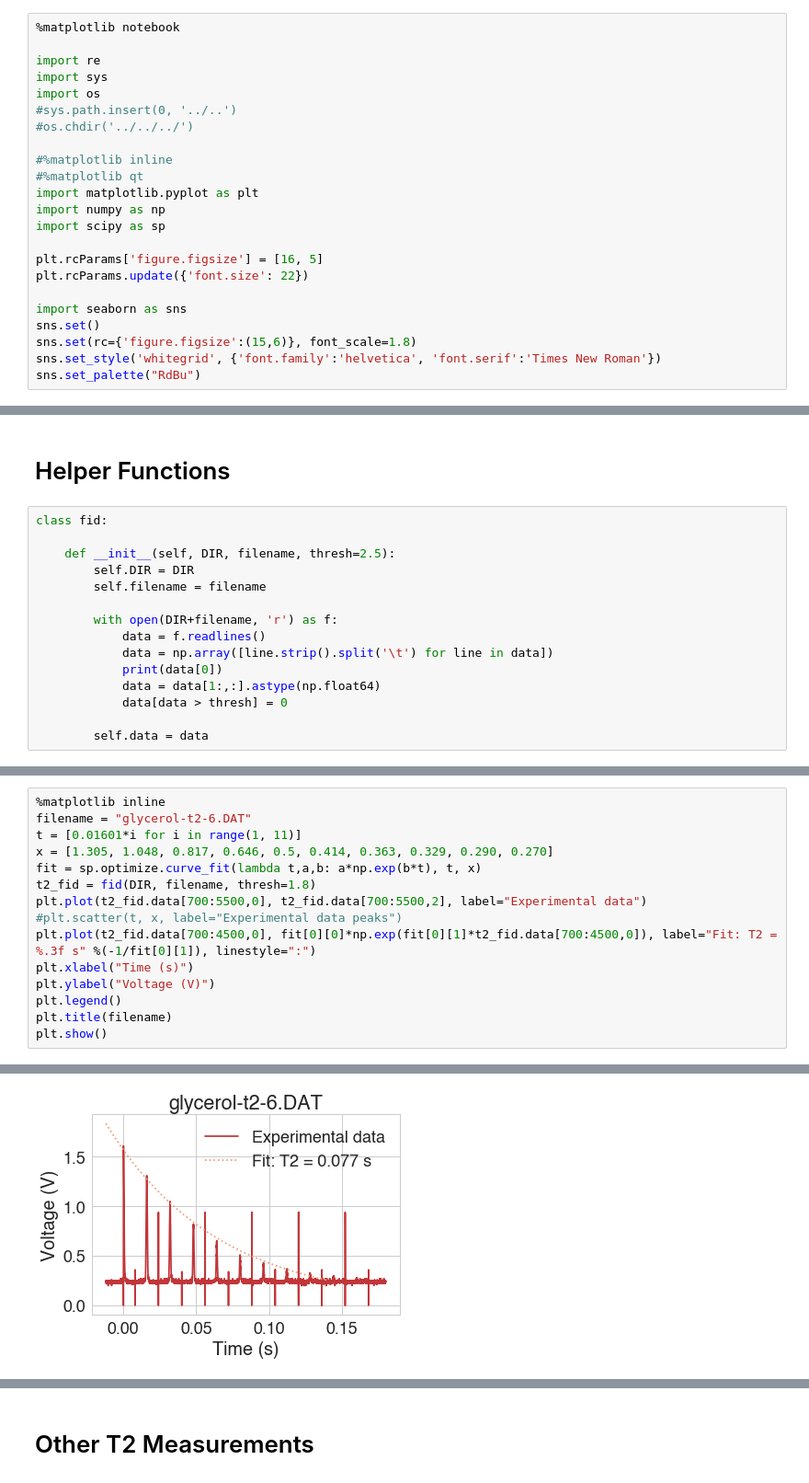
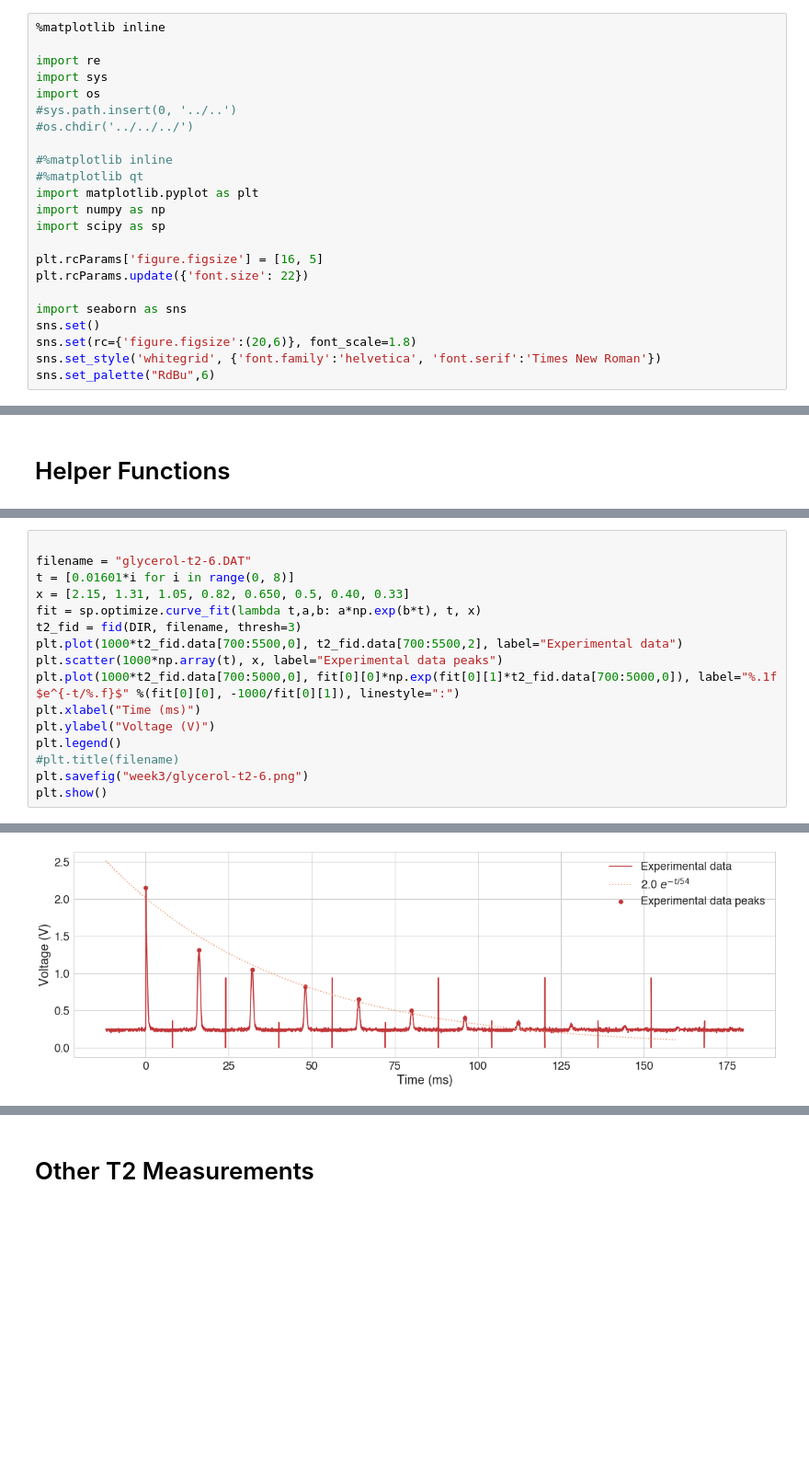
Before and after one commit to estherlin/enph352, a Jupyter notebook: data/lab2/analysis.ipynb, the cells around one changed output, grey strips where cells are left out. Shown at 92% size. Cells and saved outputs as stored; diff of their text form; blank space fills up the shorter version.

```diff
--- a/data/lab2/analysis.ipynb
+++ b/data/lab2/analysis.ipynb
@@ -4,5 +4,5 @@
 # %%
-%matplotlib notebook
+%matplotlib inline
 
 import re
 import sys
@@ -21,25 +21,10 @@ plt.rcParams.update({'font.size': 22})
 
 import seaborn as sns
 sns.set()
-sns.set(rc={'figure.figsize':(15,6)}, font_scale=1.8)
+sns.set(rc={'figure.figsize':(20,6)}, font_scale=1.8)
 sns.set_style('whitegrid', {'font.family':'helvetica', 'font.serif':'Times New Roman'})
-sns.set_palette("RdBu")
+sns.set_palette("RdBu",6)
 # %%
 DIR = "week3/"
 # %% [markdown]
 # Helper Functions
-# %%
-class fid:
-
-    def __init__(self, DIR, filename, thresh=2.5):
-        self.DIR = DIR
-        self.filename = filename
-
-        with open(DIR+filename, 'r') as f:
-            data = f.readlines()
-            data = np.array([line.strip().split('\t') for line in data])
-            print(data[0])
-            data = data[1:,:].astype(np.float64)
-            data[data > thresh] = 0
-
-        self.data = data
@@ -144,16 +182,17 @@ plt.show()
 # %%
-%matplotlib inline
+
 filename = "glycerol-t2-6.DAT"
-t = [0.01601*i for i in range(1, 11)]
-x = [1.305, 1.048, 0.817, 0.646, 0.5, 0.414, 0.363, 0.329, 0.290, 0.270]
+t = [0.01601*i for i in range(0, 8)]
+x = [2.15, 1.31, 1.05, 0.82, 0.650, 0.5, 0.40, 0.33]
 fit = sp.optimize.curve_fit(lambda t,a,b: a*np.exp(b*t), t, x)
-t2_fid = fid(DIR, filename, thresh=1.8)
-plt.plot(t2_fid.data[700:5500,0], t2_fid.data[700:5500,2], label="Experimental data")
-#plt.scatter(t, x, label="Experimental data peaks")
-plt.plot(t2_fid.data[700:4500,0], fit[0][0]*np.exp(fit[0][1]*t2_fid.data[700:4500,0]), label="Fit: T2 = %.3f s" %(-1/fit[0][1]), linestyle=":")
-plt.xlabel("Time (s)")
+t2_fid = fid(DIR, filename, thresh=3)
+plt.plot(1000*t2_fid.data[700:5500,0], t2_fid.data[700:5500,2], label="Experimental data")
+plt.scatter(1000*np.array(t), x, label="Experimental data peaks")
+plt.plot(1000*t2_fid.data[700:5000,0], fit[0][0]*np.exp(fit[0][1]*t2_fid.data[700:5000,0]), label="%.1f $e^{-t/%.f}$" %(fit[0][0], -1000/fit[0][1]), linestyle=":")
+plt.xlabel("Time (ms)")
 plt.ylabel("Voltage (V)")
 plt.legend()
-plt.title(filename)
+#plt.title(filename)
+plt.savefig("week3/glycerol-t2-6.png")
 plt.show()
 # %% [output]
@@ -161 +199 @@ plt.show()
-[figure, old version]
+[figure, new version]
```
Also changed, not shown: parts of 23 cells of this notebook, 23 other files.
